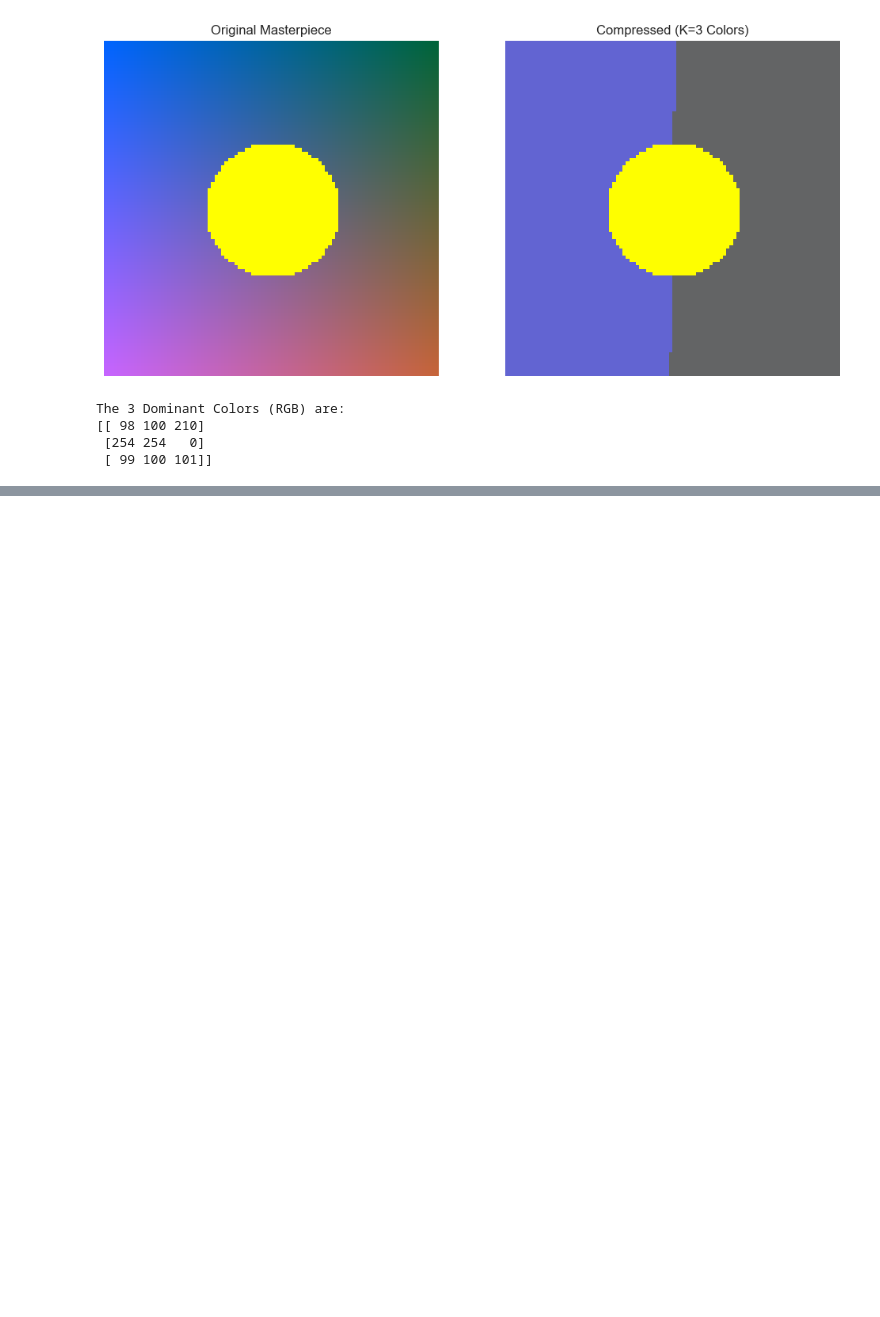
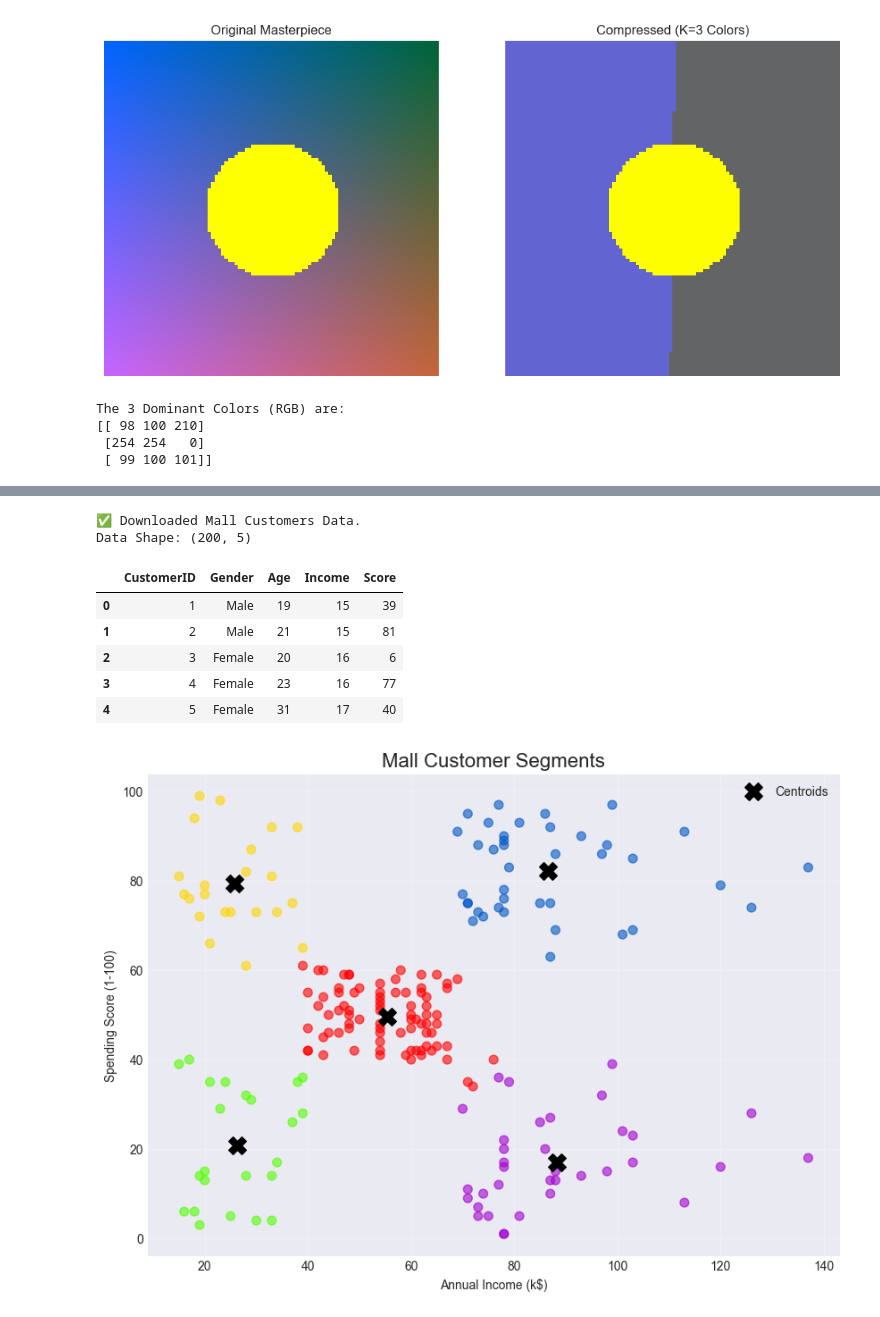
Before and after one commit to chinwh2019/ai-modern-approach, a Jupyter notebook: notebooks/unsupervised_learning.ipynb, the cells around one changed output, grey strips where cells are left out. Cells and saved outputs as stored; diff of their text form; code cells hidden in the pictures; blank space fills up the shorter version.

Commit message:
feat: add mall data exp

```diff
--- a/notebooks/unsupervised_learning.ipynb
+++ b/notebooks/unsupervised_learning.ipynb
@@ -265,0 +274,61 @@ The 3 Dominant Colors (RGB) are:
+# %%
+# 1. Load Real-World Data (Mall Customers)
+import pandas as pd
+import numpy as np
+import matplotlib.pyplot as plt
+from sklearn.cluster import KMeans
+
+# URL for the dataset
+url = "https://raw.githubusercontent.com/tirthajyoti/Machine-Learning-with-Python/master/Datasets/Mall_Customers.csv"
+
+try:
+    df = pd.read_csv(url)
+    print("✅ Downloaded Mall Customers Data.")
+except:
+    print("⚠️ Offline Mode: Generating Synthetic Mall Data.")
+    from sklearn.datasets import make_blobs
+    X, _ = make_blobs(n_samples=200, centers=5, cluster_std=4.5, random_state=42)
+    # Scale to approx Income (15-137) and Score (1-99)
+    X[:, 0] = X[:, 0] * 10 + 60
+    X[:, 1] = X[:, 1] * 10 + 50
+    df = pd.DataFrame(X, columns=['Annual Income (k$)', 'Spending Score (1-100)'])
+    df['Gender'] = np.random.choice(['Male', 'Female'], df.shape[0])
+
+# Rename columns for easier access
+df = df.rename(columns={'Annual Income (k$)': 'Income', 'Spending Score (1-100)': 'Score'})
+
+print(f"Data Shape: {df.shape}")
+display(df.head())
+
+# 2. Select Features & Run K-Means
+X_mall = df[['Income', 'Score']].values
+
+# 3. Find Clusters (K=5 is visually optimal for this famous dataset)
+k_mall = 5
+model_mall = KMeans(n_clusters=k_mall, random_state=42, n_init=10)
+labels_mall = model_mall.fit_predict(X_mall)
+centroids_mall = model_mall.cluster_centers_
+
+# 4. Visualize
+plt.figure(figsize=(10, 7))
+# Plot points
+plt.scatter(X_mall[:, 0], X_mall[:, 1], c=labels_mall, cmap='prism', s=50, alpha=0.6)
+# Plot Centroids
+plt.scatter(centroids_mall[:, 0], centroids_mall[:, 1], c='black', s=200, marker='X', label='Centroids')
+
+plt.title('Mall Customer Segments', fontsize=16)
+plt.xlabel('Annual Income (k$)')
+plt.ylabel('Spending Score (1-100)')
+plt.legend()
+plt.grid(True, alpha=0.3)
+plt.show()
+# %% [output]
+✅ Downloaded Mall Customers Data.
+Data Shape: (200, 5)
+|  | CustomerID | Gender | Age | Income | Score |
+| 0 | 1 | Male | 19 | 15 | 39 |
+| 1 | 2 | Male | 21 | 15 | 81 |
+| 2 | 3 | Female | 20 | 16 | 6 |
+| 3 | 4 | Female | 23 | 16 | 77 |
+| 4 | 5 | Female | 31 | 17 | 40 |
+[figure, added]
```
Also changed, not shown: parts of 3 cells of this notebook.
